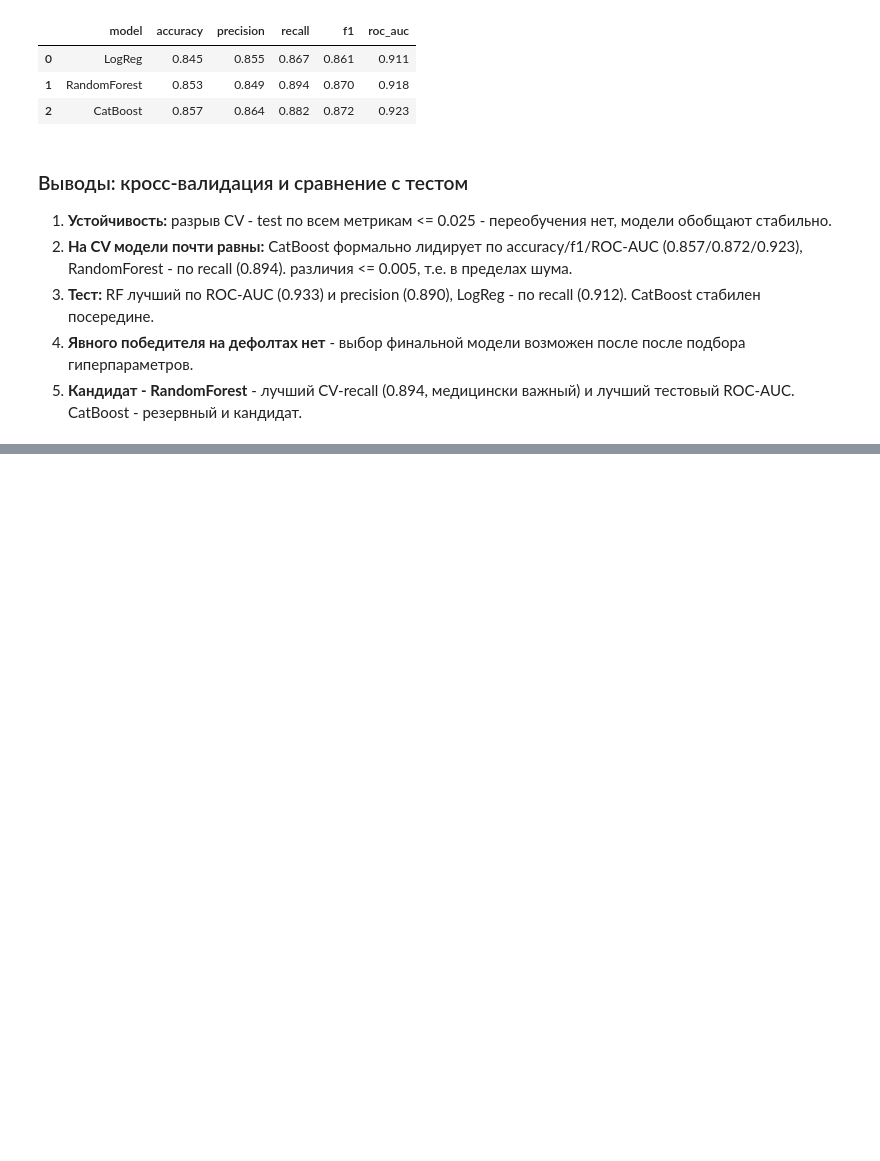
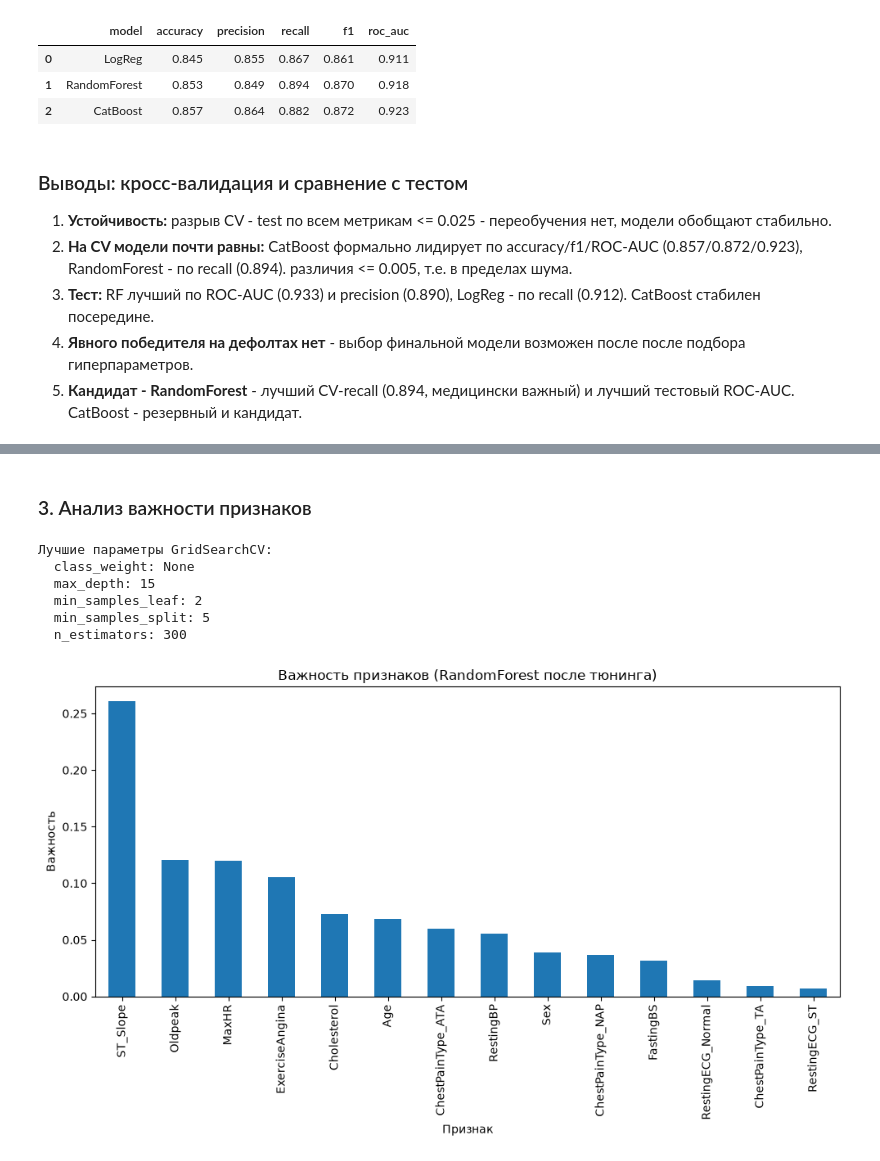
Before and after one commit to Uvarov-IB22-1/heart_project, a Jupyter notebook: notebooks/models.ipynb, the cells around one changed output, grey strips where cells are left out. Drawn from its saved outputs; the diff is of its cells as text; code cells hidden in the pictures; blank space fills up the shorter version.

```diff
--- a/notebooks/models.ipynb
+++ b/notebooks/models.ipynb
@@ -129,0 +242,27 @@ cv_df
+# %% [markdown]
+### 3. Анализ важности признаков
+# %%
+# лучшие параметры
+print('Лучшие параметры GridSearchCV:')
+for param, value in grid.best_params_.items():
+    print(f'  {param}: {value}')
+
+# важность признаков
+importances = pd.Series(rf_after.feature_importances_, index=X_train.columns)
+importances = importances.sort_values(ascending=False)
+
+plt.figure(figsize=(10, 6))
+importances.plot(kind='bar')
+plt.title('Важность признаков (RandomForest после тюнинга)')
+plt.ylabel('Важность')
+plt.xlabel('Признак')
+plt.tight_layout()
+plt.show()
+# %% [output]
+Лучшие параметры GridSearchCV:
+  class_weight: None
+  max_depth: 15
+  min_samples_leaf: 2
+  min_samples_split: 5
+  n_estimators: 300
+[figure, added]
```
Also changed, not shown: parts of 11 cells of this notebook.
